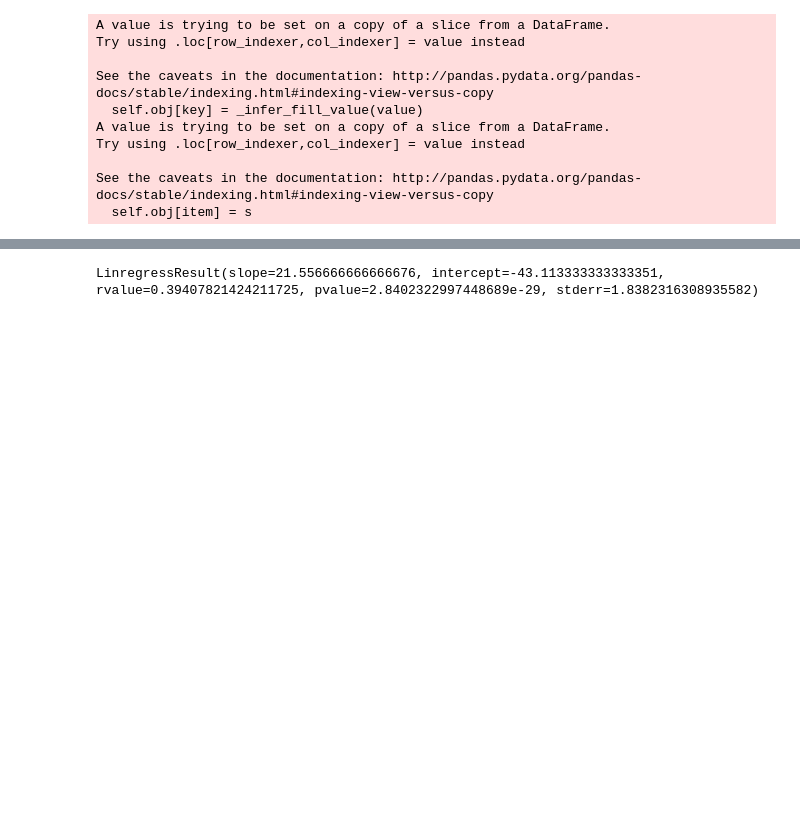
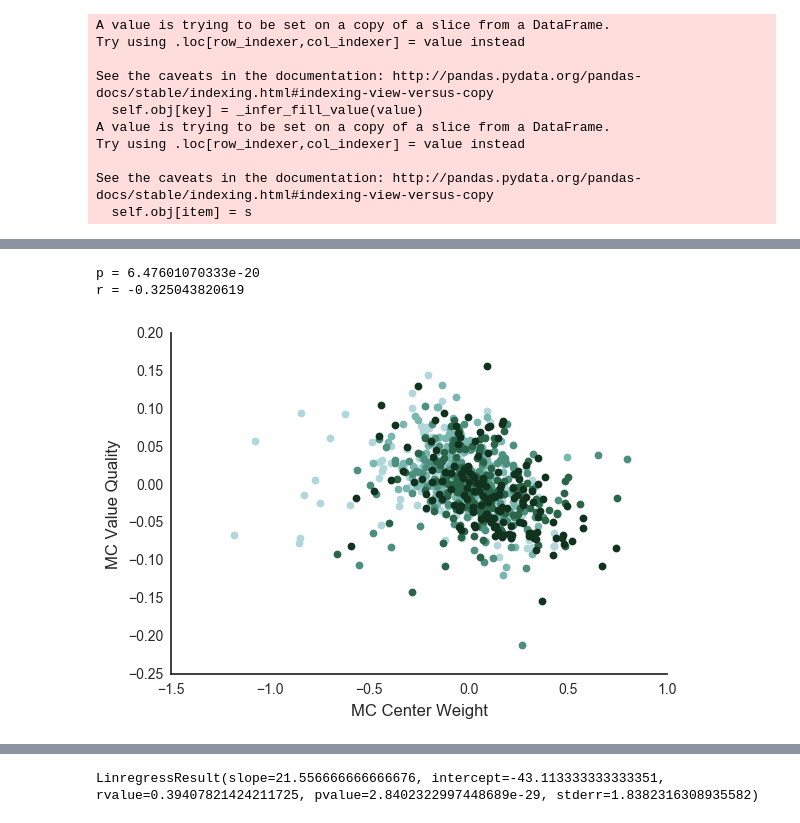
Before and after one commit to galbiati/mnk-figures, a Jupyter notebook: cosyne2017/Figures.ipynb, the cells around one changed output, grey strips where cells are left out. Cells and saved outputs as stored; diff of their text form; code cells hidden in the pictures; blank space fills up the shorter version.

```diff
--- a/cosyne2017/Figures.ipynb
+++ b/cosyne2017/Figures.ipynb
@@ -91,9 +91,3 @@ ratings = ratings.sort_values(['Subject', 'condition'])
 # %%
 params_lrn = pd.read_csv(os.path.join(gdpath, 'Analysis/3_lrn/params_learn_final.csv'))
 params_tai = pd.read_csv(os.path.join(gdpath, 'Analysis/5_tai/params_tai_final (1).csv'))
-# %%
-mean_elos = params_lrn.pivot_table(index='subject', values='elo')
-for i in params_lrn.subject.unique():
-    params_lrn.loc[params_lrn.subject==i, 'mc elo'] = params_lrn.loc[params_lrn.subject==i, 'elo'] - mean_elos[i]
-params_lrn['mc elo'] = params_lrn['mc elo'].fillna(method='ffill')
-params_lrn.head()
@@ -107,6 +94,8 @@ params_lrn.head()
 # %%
+mc_these = ['elo', 'tree_size', 'attention', 'rt', 'lapse', 'act_scale', 'prune_thresh', 'value_quality', 'weight_center', 'weight_2conn', 'weight_2unc', 'weight_3', 'weight_4']
+mcd = ['mc ' + i for i in mc_these]
 for i, p in enumerate([params_tai, params_lrn]):
-    for val in ['elo', 'tree_size', 'attention', 'rt', 'weight_center']:
+    for val in mc_these:
         if val in p.columns:
             nv = 'mc ' + val
             mean_elos = p.pivot_table(index='subject', values=val)
@@ -128,0 +171,27 @@ LinregressResult(slope=513.15000000000009, intercept=-513.15000000000009, rvalue
+# %%
+fig, axes = plt.subplots(1, 1)
+for i in [0, 1, 2, 3, 4]:
+    p = params_lrn.loc[params_lrn['session']==i, :]
+    axes.plot(
+        p['mc weight_center'], p['mc value_quality'],
+        linestyle='none', marker='o',
+#         label=['5 second', '10 second', '20 second'][i]
+    )
+
+plt.setp(axes, xlabel='MC Center Weight', ylabel='MC Value Quality')
+
+linres = stats.linregress(params_lrn['mc weight_center'], params_lrn['mc value_quality'])
+print(
+    'p =', linres.pvalue,
+    '\nr =', linres.rvalue
+)
+
+# for i in params_tai.subject.unique():
+#     p = params_tai.loc[params_tai['subject']==i, :]
+#     axes.plot(p['mc value_quality'], p['mc tree_size'], color='grey', alpha=.2)
+
+sns.despine()
+# %% [output]
+p = 6.47601070333e-20
+r = -0.325043820619
+[figure, added]
```
Also changed, not shown: parts of 12 cells of this notebook.
